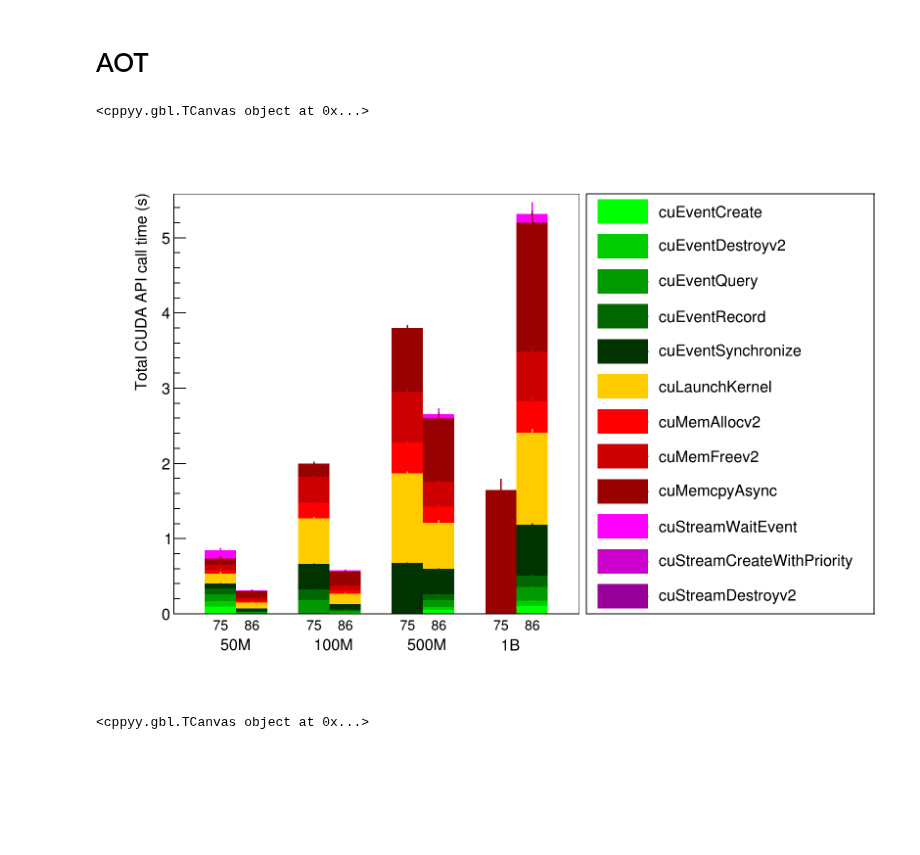
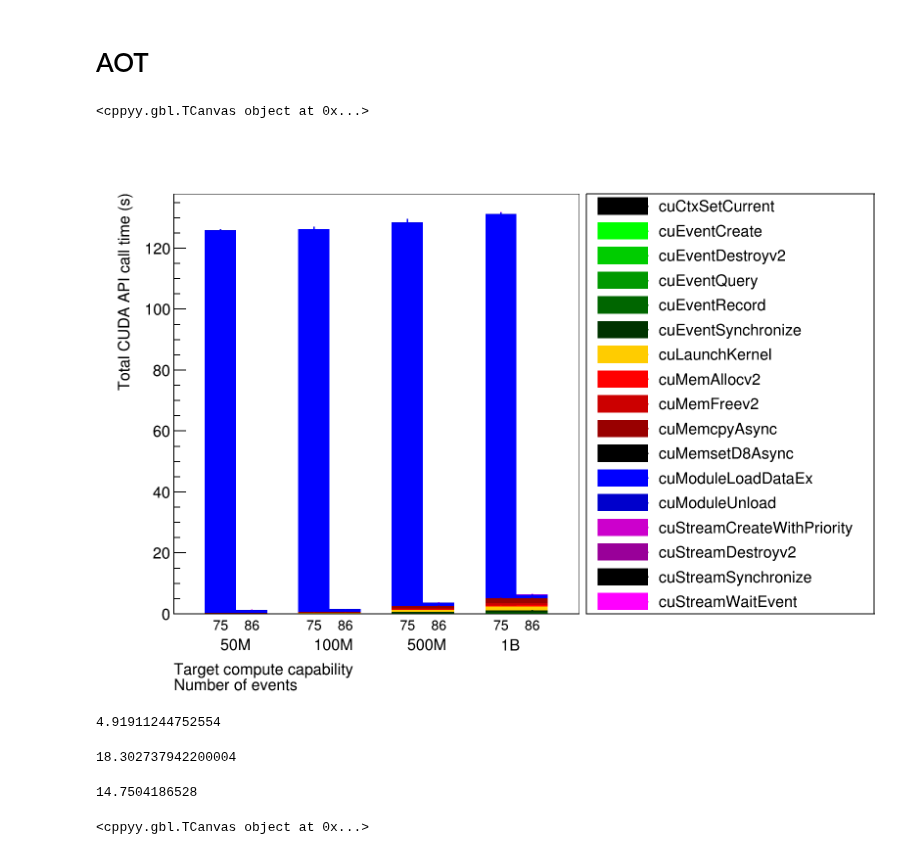
Before and after one commit to jolly-chen/msc-project, a Jupyter notebook: gpu-synchronous/sycl_paper.ipynb, the cells around one changed output. Drawn from its saved outputs; the diff is of its cells as text; code cells hidden in the pictures; blank space fills up the shorter version.

```diff
--- a/gpu-synchronous/sycl_paper.ipynb
+++ b/gpu-synchronous/sycl_paper.ipynb
@@ -560,13 +560,17 @@ selected_red = 8
 w = 800
 h = 450
 c = ROOT.TCanvas("c1", "", w, h)
-c.SetRightMargin(0.33)
-c.SetBottomMargin(0.3)
+
+rmargin = 0.33
+bmargin = 0
+c.SetRightMargin(rmargin)
+# c.SetBottomMargin(bmargin)
+l = ROOT.TLegend(1.01-rmargin,0.55, 1, 0.9)
+l.SetTextSize(0.05)
+l.SetHeader("#bf{Implementation}")
 
 mg = ROOT.TMultiGraph()
 
-l = ROOT.TLegend(0.68, 0.533, 1, 0.9)
-l.SetTextSize(0.05)
 markerstyles = [21, 25, 22, 26, 20, 20]
 
 ROOT.gStyle.SetPalette(ROOT.kRainbow)
@@ -616,7 +620,7 @@ ROOT.gStyle.SetTitleFontSize(0.1)
 
 mg.Draw("a")
 l.Draw()
-c.SaveAs(f"sycl_totalruntime.pdf")
+c.SaveAs(f"../../images/sycl_totalruntime.pdf")
 c.DrawClone()
 # %% [output]
 <cppyy.gbl.TCanvas object at 0x...>
@@ -844,15 +848,17 @@ for ci, cc in enumerate(selected_cc):
                 api_avg = gp_api.mean().loc[arg]
                 api_std = gp_api.std().loc[arg]
 
-                if "Module" in name:
-                    continue
+                # if "Module" in name:
+                #     continue
                 if len(api_avg) == 0 or name not in api_avg.index:
                     continue
-                if get_cell(api_avg, name, "Time (%)") == 0:
-                    continue
+                # if get_cell(api_avg, name, "Time (%)") == 0:
+                #     continue
 
                 val = get_cell(api_avg, name, "Time")
                 color = get_color(name, unique_labels)
+                if not color:
+                    color=ROOT.kBlack
                 h3 = ROOT.TH1F(f"{cc}_{nv}_{name}", "gpu", nbins, 0, nbins)
                 fill_bar(
                     h3,
@@ -916,34 +922,65 @@ ox = ROOT.TGaxis(
     nbins,
     "SM",  # ndiv, chopt
 )
 ox.SetTickSize(0)
 ox.SetLabelOffset(0.03)
 ox.SetLabelFont(42)
 ox.SetLabelSize(0.03)
 
 labelbins = range(2, nbins + 1, 3)
 for i in range(nbins + 3):
     if i not in labelbins:
         ox.ChangeLabel(i, -1, 0.0)
 for i, e  in enumerate(labelbins):
     ox.ChangeLabel(e, 0, -1, 12, -1, -1, human_readable(selected_nvals[i]))
 
 ox.Draw()
 
 yaxis = hs.GetYaxis()
 yaxis.SetTitle("Total CUDA API call time (s)")
 yaxis.SetTitleSize(0.03)
 yaxis.SetLabelSize(0.03)
 # c.SetLogy()
 
 ROOT.gStyle.SetTitleFontSize(0.1)
 
 l.Draw()
 c.SaveAs(f"../../images/dpcpp_aot_vs_jit.pdf")
 c.DrawClone()
 # %% [output]
 <cppyy.gbl.TCanvas object at 0x...>
-[figure, old version]
+[figure, new version]
+# %%
+selected_env = "AdaptiveCpp"
+selected_bulksize = 32768
+selected_type = "USM"
+selected_bins = 1000
+selected_nvals = 5e7
+selected_gpu = "A4000"
+selected_distr = "uniform"
+selected_edges = True
+selected_red = 2
+
+gp_api.mean().loc[selected_env, selected_gpu, 75,
+       selected_type, selected_distr, selected_nvals, selected_bins,
+       selected_bulksize, selected_edges, selected_red]["Time"].sum() / \
+gp_api.mean().loc[selected_env, selected_gpu, 86,
+       selected_type, selected_distr, selected_nvals, selected_bins,
+       selected_bulksize, selected_edges, selected_red]["Time"].sum()
+# %% [output]
+4.91911244752554
+# %%
+gp_api.mean().loc[selected_env, selected_gpu, 75,
+       selected_type, selected_distr, nv, selected_bins,
+       selected_bulksize, selected_edges, selected_red]["Time"].sum()
+# %% [output]
+18.302737942200004
+# %%
+gp_api.mean().loc[selected_env, selected_gpu, 86,
+       selected_type, selected_distr, nv, selected_bins,
+       selected_bulksize, selected_edges, selected_red]["Time"].sum()
+# %% [output]
+14.7504186528
 # %%
 %jsroot off
 selected_env = "DPC++"
```
Also changed, not shown: parts of 18 cells of this notebook.
